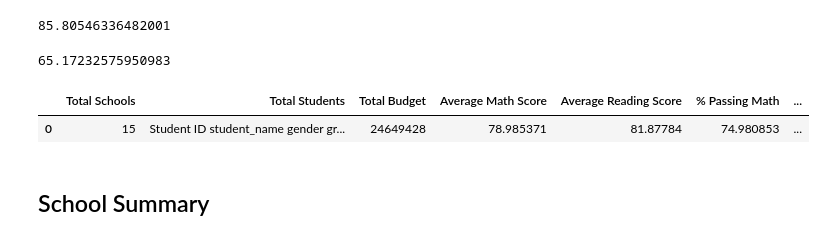
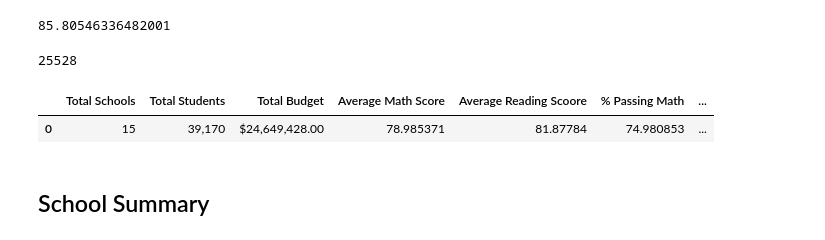
Before and after one commit to gakrugs23/pandas-challenge, a Jupyter notebook: PyCitySchools_starter.ipynb, the cells around one changed output. Cells and saved outputs as stored; diff of their text form; code cells hidden in the pictures.

```diff
--- a/PyCitySchools_starter.ipynb
+++ b/PyCitySchools_starter.ipynb
@@ -37,26 +38,27 @@ school_count
 15
 # %%
 # Calculate the total number of students
-student_count = student_data["student_name"].count()
-student_count
+student_count = len(school_data_complete['student_name'])
+print(student_count)
 # %% [output]
 39170
 # %%
 # Calculate the total budget
-total_budget = school_data["budget"].sum()
-total_budget
+total_budget = list(set(school_data_complete['budget']))
+total_budget = sum(total_budget)
+print(total_budget)
 # %% [output]
 24649428
 # %%
 # Calculate the average (mean) math score
-average_math_score = student_data[("math_score")].mean()
-average_math_score
+average_math_score = sum(school_data_complete['math_score'])/len(school_data_complete['math_score'])
+print(average_math_score)
 # %% [output]
 78.98537145774827
 # %%
 # Calculate the average (mean) reading score
-average_reading_score = student_data["reading_score"].mean()
-average_reading_score
+average_reading_score = sum(school_data_complete['reading_score'])/len(school_data_complete['reading_score'])
+print(average_reading_score)
 # %% [output]
 81.87784018381414
 # %%
@@ -79,28 +81,38 @@ passing_math_reading_count = school_data_complete[
     (school_data_complete["math_score"] >= 70) & (school_data_complete["reading_score"] >= 70)
 ].count()["student_name"]
 overall_passing_rate = passing_math_reading_count /  float(student_count) * 100
-overall_passing_rate
+
+print(passing_math_reading_count)
 # %% [output]
-65.17232575950983
+25528
 # %%
 # Create a high-level snapshot of the district's key metrics in a DataFrame
-district_summary = pd.DataFrame({
-    'Total Schools': [school_count],
-    'Total Students': [student_data],
-    'Total Budget': [total_budget],
-    'Average Math Score': [average_math_score],
-    'Average Reading Score': [average_reading_score],
-    '% Passing Math': [passing_math_percentage],
-    '% Passing Reading': [passing_reading_percentage],
-    '% Overall Passing': [overall_passing_rate]
-})
 
+
+school_data_df = pd.DataFrame({
+    "Total Schools": school_count,
+    "Total Students": student_count,
+    "Total Budget": total_budget
+}, index=[0])
+student_data_df = pd.DataFrame({
+    "Average Math Score": average_math_score,
+    "Average Reading Scoore": average_reading_score,
+    "% Passing Math": passing_math_percentage,
+    "% Passing Reading": passing_reading_percentage,
+    "% Overall Passing": overall_passing_rate
+},index=[0])
+
+# combine dataframes
+district_summary = pd.concat([school_data_df, student_data_df], axis=1, join='inner')
+# Formatting
+district_summary["Total Students"] = district_summary["Total Students"].map("{:,}".format)
+district_summary["Total Budget"] = district_summary["Total Budget"].map("${:,.2f}".format)
 
 # Display the DataFrame
 district_summary
 # %% [output]
-|  | Total Schools | Total Students | Total Budget | Average Math Score | Average Reading Score | % Passing Math | ... |
-| 0 | 15 | Student ID student_name gender gr... | 24649428 | 78.985371 | 81.87784 | 74.980853 | ... |
+|  | Total Schools | Total Students | Total Budget | Average Math Score | Average Reading Scoore | % Passing Math | ... |
+| 0 | 15 | 39,170 | $24,649,428.00 | 78.985371 | 81.87784 | 74.980853 | ... |
 # %% [markdown]
 ## School Summary
 # %%
```
Also changed, not shown: parts of 31 cells of this notebook, 1 other file.
